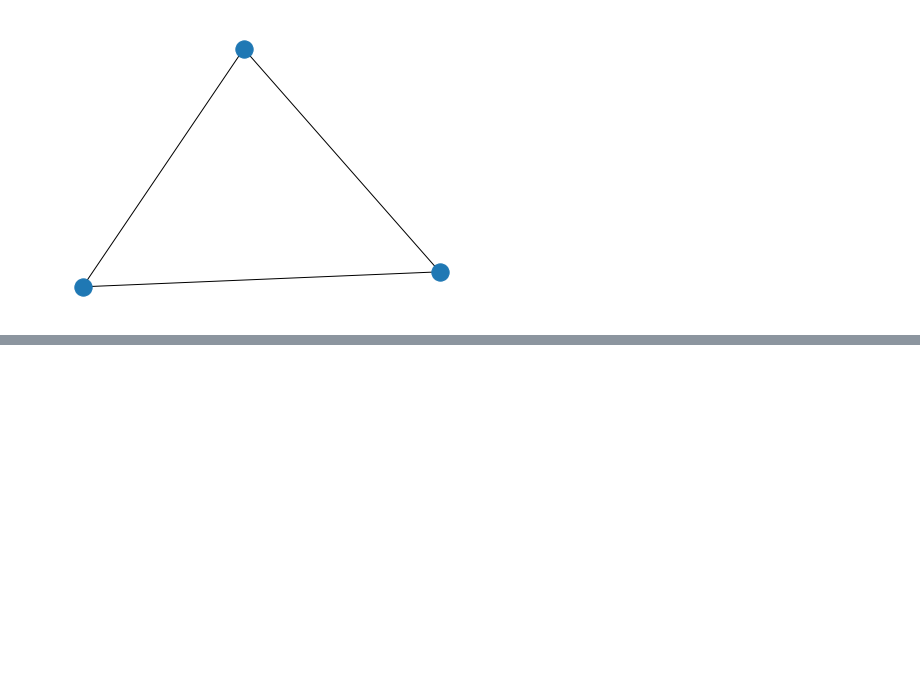
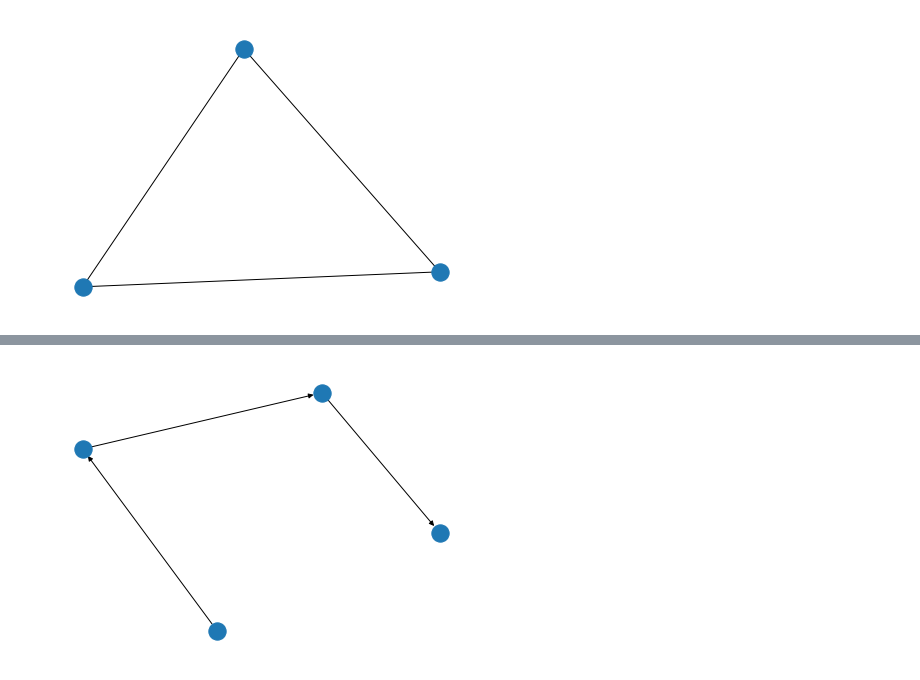
Before and after one commit to rkimelman/7100-2022, a Jupyter notebook: fall2022.ipynb, the cells around one changed output, grey strips where cells are left out. Drawn from its saved outputs; the diff is of its cells as text; code cells hidden in the pictures; blank space fills up the shorter version.

```diff
--- a/fall2022.ipynb
+++ b/fall2022.ipynb
@@ -101,0 +126,4 @@ nx.draw(caliLoveGraph)
+# %%
+nx.draw(caliLoveGraph)
+# %% [output]
+[figure, added]
```
Also changed, not shown: parts of 170 cells of this notebook.
